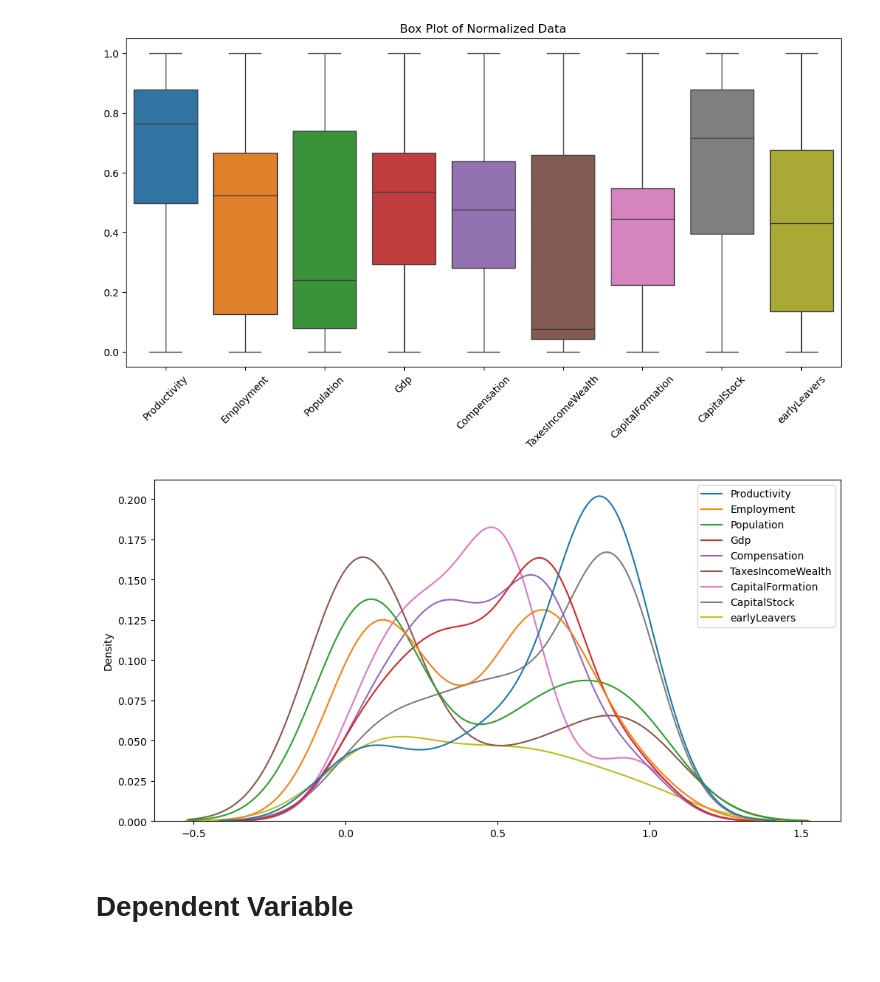
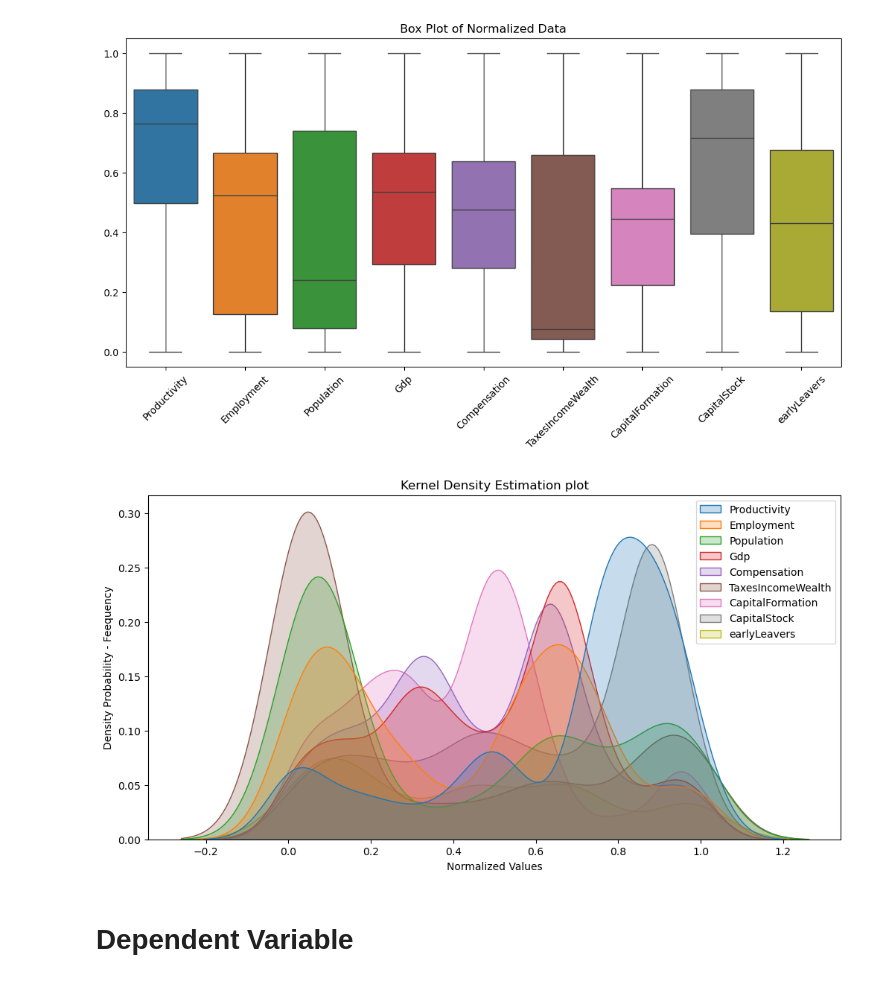
Before and after one commit to chpolyzo/econometrics, a Jupyter notebook: basic_eda.ipynb, the cells around one changed output. Cells and saved outputs as stored; diff of their text form; code cells hidden in the pictures.

Commit message:
worked on model and visualizations

```diff
--- a/basic_eda.ipynb
+++ b/basic_eda.ipynb
@@ -55,10 +36,13 @@ plt.show()
 [figure]
 # %%
 plt.figure(figsize=(12, 6))
-sns.kdeplot(df_normalized)
+sns.kdeplot(df_normalized, fill=True, bw_adjust=0.5)
+plt.title("Kernel Density Estimation plot")
+plt.ylabel("Density Probability - Feequency")
+plt.xlabel('Normalized Values')
 plt.show()
 # %% [output]
-[figure, old version]
+[figure, new version]
 # %% [markdown]
 # Dependent Variable
 # %% [markdown]
```
Also changed, not shown: parts of 1 cell of this notebook.
